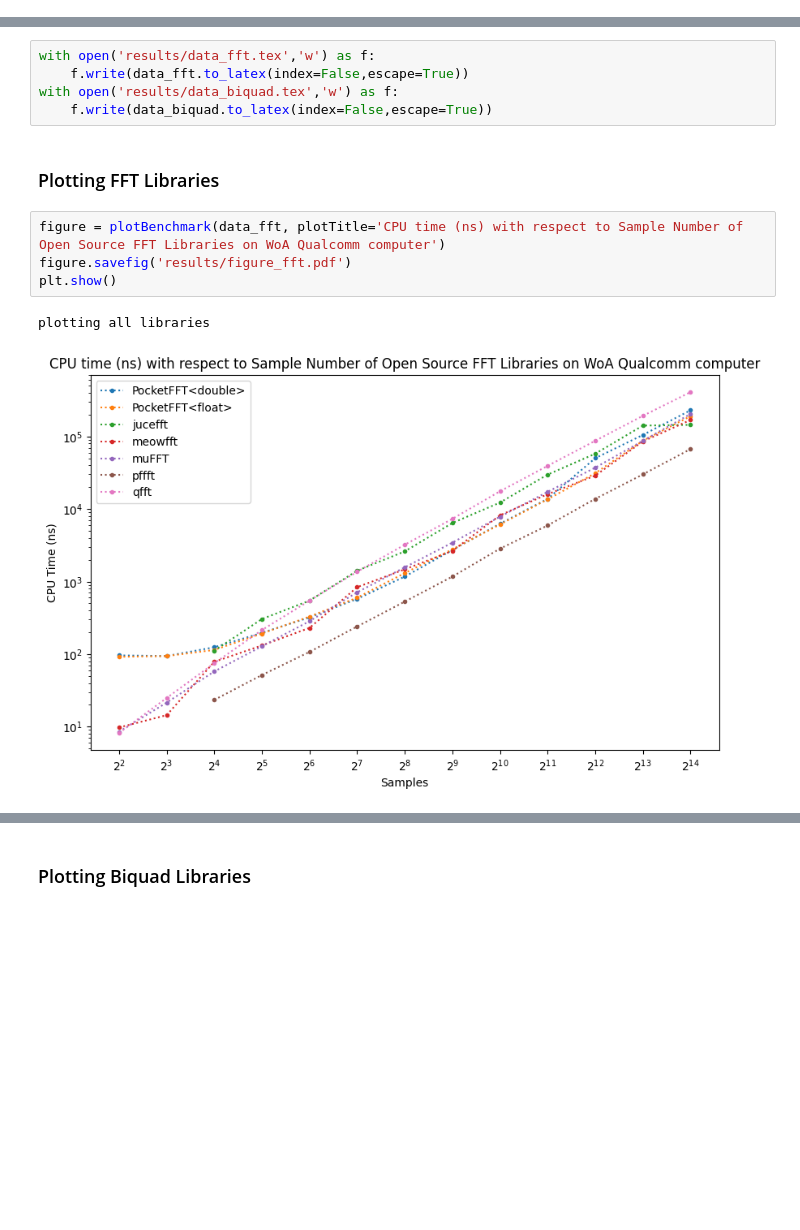
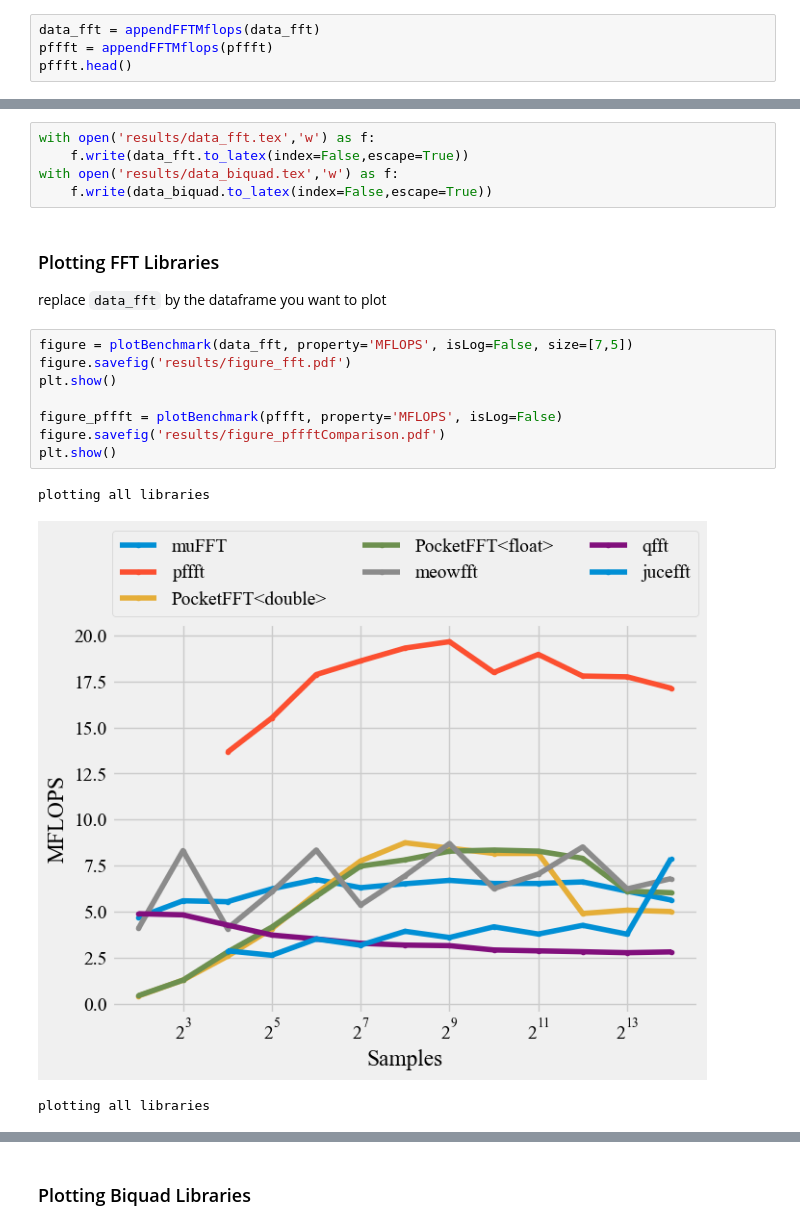
Before and after one commit to SamiSaade/benchmark-visual, a Jupyter notebook: viz.ipynb, the cells around one changed output, grey strips where cells are left out. Cells and saved outputs as stored; diff of their text form; blank space fills up the shorter version.

Commit message:
Added MFLOPS and fixed .unique() bug

```diff
--- a/viz.ipynb
+++ b/viz.ipynb
@@ -58,0 +69,4 @@ Biquad libraries: ['moog' 'snd' 'maxiBiquadProcess<float>' 'maxiBiquadProcess<do
+# %%
+data_fft = appendFFTMflops(data_fft)
+pffft = appendFFTMflops(pffft)
+pffft.head()
@@ -63,12 +84,19 @@ with open('results/data_fft.tex','w') as f:
     f.write(data_fft.to_latex(index=False,escape=True))
 with open('results/data_biquad.tex','w') as f:
     f.write(data_biquad.to_latex(index=False,escape=True))
-# %% [markdown]
-### Plotting FFT Libraries
-# %%
-figure = plotBenchmark(data_fft, plotTitle='CPU time (ns) with respect to Sample Number of Open Source FFT Libraries on WoA Qualcomm computer')
-figure.savefig('results/figure_fft.pdf')
-plt.show()
-# %% [output]
-plotting all libraries
-[figure, removed]
+# %% [markdown]
+### Plotting FFT Libraries
+
+replace <code>data_fft</code> by the dataframe you want to plot
+# %%
+figure = plotBenchmark(data_fft, property='MFLOPS', isLog=False, size=[7,5])
+figure.savefig('results/figure_fft.pdf')
+plt.show()
+
+figure_pffft = plotBenchmark(pffft, property='MFLOPS', isLog=False)
+figure.savefig('results/figure_pffftComparison.pdf')
+plt.show()
+# %% [output]
+plotting all libraries
+[figure, added]
+plotting all libraries
```
Also changed, not shown: parts of 19 cells of this notebook, 13 other files.
